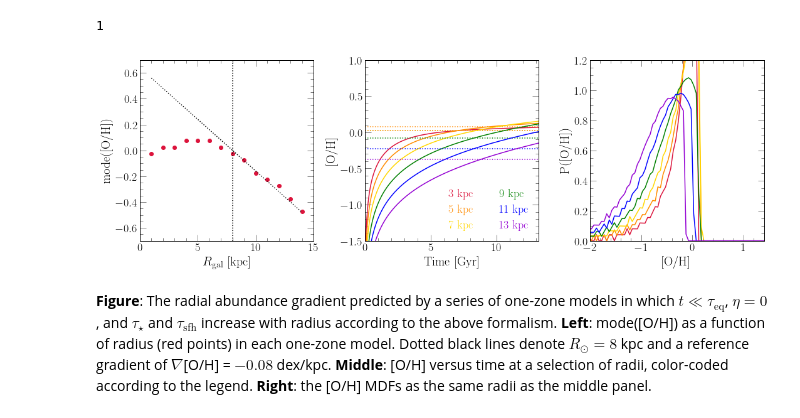
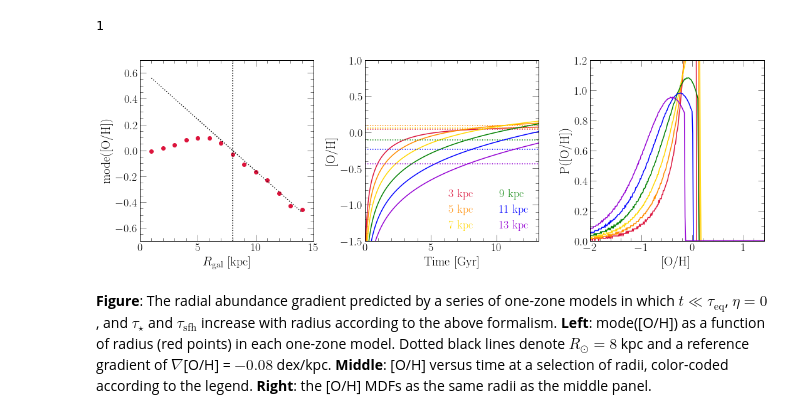
Before and after one commit to giganano/outflows, a Jupyter notebook: notebooks/radialflows.ipynb, the cells around one changed output. Drawn from its saved outputs; the diff is of its cells as text; code cells hidden in the pictures.

Commit message:
radial flows progress

```diff
--- a/notebooks/radialflows.ipynb
+++ b/notebooks/radialflows.ipynb
@@ -377,6 +415,9 @@ def mu_flow(taustar, vr, A, rg, R):
     vr *= _KM_PER_KPC_ # vr now in kpc / Gyr
     return taustar * vr * (1 / R - 1 / rg - 1 / ralpha(A))
 # %%
+_SECONDS_PER_GYR_ = 3.1536e16
+_KM_PER_KPC_ = 3.24e-17
+
 fig = plt.figure(figsize = (10, 10))
 axes = []
 for i in range(4):
@@ -446,6 +487,10 @@ for i in range(4):
 
 plt.tight_layout()
 plt.subplots_adjust(hspace = 0, wspace = 0)
+for ext in ["pdf", "jpeg"]:
+    kwargs = {}
+    if ext == "jpeg": kwargs["dpi"] = 200
+    plt.savefig("./radialflows/muflow_vs_r.%s" % (ext), **kwargs)
 plt.show()
 # %% [output]
 [figure]
@@ -836,16 +883,17 @@ for r in radii:
 13 -0.004125799142558081 True
 14 -0.002907058343958234 True
 # %%
+radii = list(range(1, 15))
 for i in range(len(radii)):
     sys.stdout.write("\rR = %g kpc       " % (radii[i]))
-    with vice.singlezone(name = "r_%d_kpc_eta" % radii[i], elements = ['o']) as sz:
+    with vice.singlezone(name = "./outputs/r_%d_kpc_consteta3" % radii[i], elements = ['o']) as sz:
         sz.mode = "sfr"
         sz.func = exponential()
         sz.func.timescale = tausfh(radii[i])
         sz.tau_star = taustar(radii[i])
-        sz.eta = 2
-        sz.bins = np.linspace(-3, 2, 101)
-        sz.dt = 0.01
+        sz.eta = 3
+        sz.bins = np.linspace(-3, 2, 401)
+        sz.dt = 0.001
 #         sz.schmidt = True
 #         sz.MgSchmidt = sz.tau_star * sz.func.norm / np.e * 1e9
         sz.run(np.linspace(0, 13.2, 1321), overwrite = True)
@@ -875,38 +923,37 @@ colors = ["crimson", "darkorange", "gold", "green", "blue", "darkviolet"]
 
 radii = list(range(1, 15))
 for i in range(len(radii)):
-    out = vice.output("r_%d_kpc" % (radii[i]))
+    out = vice.output("./outputs/r_%d_kpc_consteta2" % (radii[i]))
     modeoh = mode(out.mdf["bin_edge_left"] + [out.mdf["bin_edge_right"][-1]], out.mdf["dn/d[o/h]"])
     axes[0].scatter(radii[i], modeoh, c = named_colors()["crimson"], marker = markers()["circle"])
     if radii[i] in special:
         kwargs = {"c": named_colors()[colors[special.index(radii[i])]]}
         axes[1].axhline(modeoh, linestyle = ':', **kwargs)
         kwargs["label"] = "%d kpc" % (radii[i])
         axes[1].plot(out.history["time"], out.history["[o/h]"], **kwargs)
         centers = [(a + b) / 2 for a, b in zip(out.mdf["bin_edge_left"], out.mdf["bin_edge_right"])]
         axes[2].plot(centers, out.mdf["dn/d[o/h]"], **kwargs)
-sys.stdout.write("\n")
 
 kwargs = {
     "c": named_colors()["black"],
     "linestyle": ':'
 }
 axes[0].plot(radii, [reference_gradient(r) for r in radii], **kwargs)
 axes[0].axvline(8, **kwargs)
 
 kwargs = {
     "loc": mpl_loc("lower right"),
     "ncol": 2,
     "handlelength": 0
 }
 leg = axes[1].legend(**kwargs)
 fancy_legend(leg, colors)
 
 plt.tight_layout()
 # plt.savefig("./radialflows/tllteq_schmidt.pdf")
 # plt.savefig("./radialflows/tllteq.pdf")
 plt.show()
 # %% [output]
-[figure, old version]
+[figure, new version]
 # %% [markdown]
 **Figure**: The radial abundance gradient predicted by a series of one-zone models in which $t \ll \tau_\text{eq}$, $\eta = 0$, and $\tau_\star$ and $\tau_\text{sfh}$ increase with radius according to the above formalism. **Left**: mode([O/H]) as a function of radius (red points) in each one-zone model. Dotted black lines denote $R_\odot = 8$ kpc and a reference gradient of $\nabla$[O/H] = $-0.08$ dex/kpc. **Middle**: [O/H] versus time at a selection of radii, color-coded according to the legend. **Right**: the [O/H] MDFs as the same radii as the middle panel.
```
Also changed, not shown: parts of 9 cells of this notebook, 4 other files.
